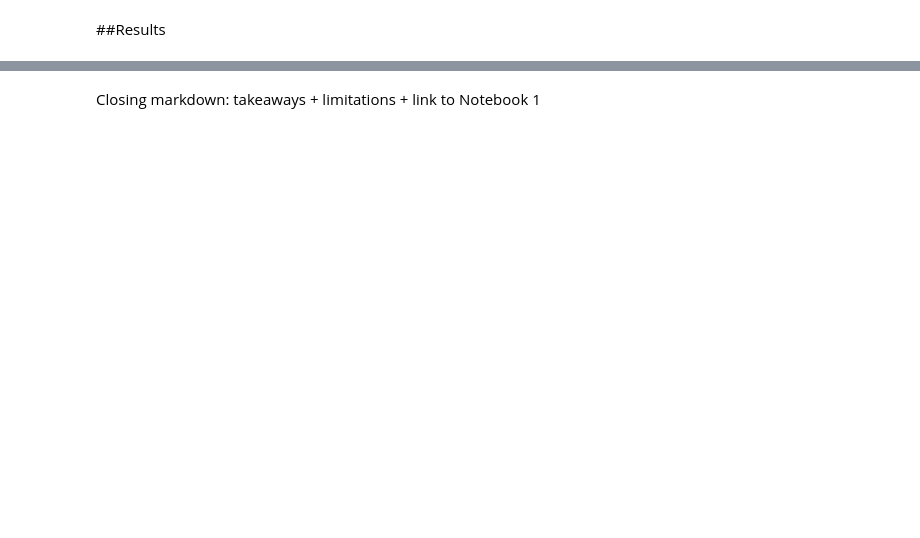
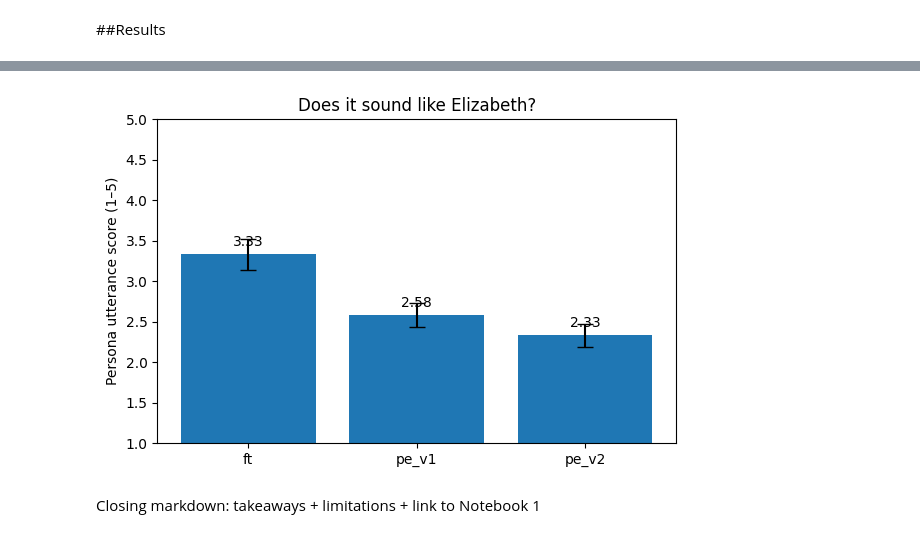
Before and after one commit to kritirakheja/elizabeth-bennet-llm, a Jupyter notebook: 02_evaluation_pipeline.ipynb, the cells around one changed output, grey strips where cells are left out. Drawn from its saved outputs; the diff is of its cells as text; code cells hidden in the pictures; blank space fills up the shorter version.

```diff
--- a/02_evaluation_pipeline.ipynb
+++ b/02_evaluation_pipeline.ipynb
@@ -593,3 +593,8 @@ files.download("scores.json")
 [interactive output not drawn]
 # %% [markdown]
 ##Results
+# %%
+import json
+
+with open("/content/scores.json", "r") as file:
+  scores = json.load(file)
@@ -595,0 +621,4 @@ files.download("scores.json")
+# %%
+import pandas as pd
+
+df = pd.DataFrame(scores)
@@ -596,2 +695,20 @@ files.download("scores.json")
+# %%
+import matplotlib.pyplot as plt
+
+utt = df[df["metric"] == "utterance"].groupby("system")["score"].agg(["mean", "std", "count"])
+utt = utt.reindex(["ft", "pe_v1", "pe_v2"])
+
+fig, ax = plt.subplots(figsize=(6, 4))
+ax.bar(utt.index, utt["mean"], yerr=utt["std"] / utt["count"]**0.5, capsize=6)
+ax.set_ylim(1, 5)
+ax.set_ylabel("Persona utterance score (1–5)")
+ax.set_title("Does it sound like Elizabeth?")
+for i, v in enumerate(utt["mean"]):
+    ax.text(i, v + 0.1, f"{v:.2f}", ha="center")
+plt.tight_layout()
+plt.savefig("utterance_by_system.png", dpi=150)   # ← the blog image
+plt.show()
+# %% [output]
+[figure, added]
 # %% [markdown]
 Closing markdown: takeaways + limitations + link to Notebook 1
```
Also changed, not shown: parts of 7 cells of this notebook.
